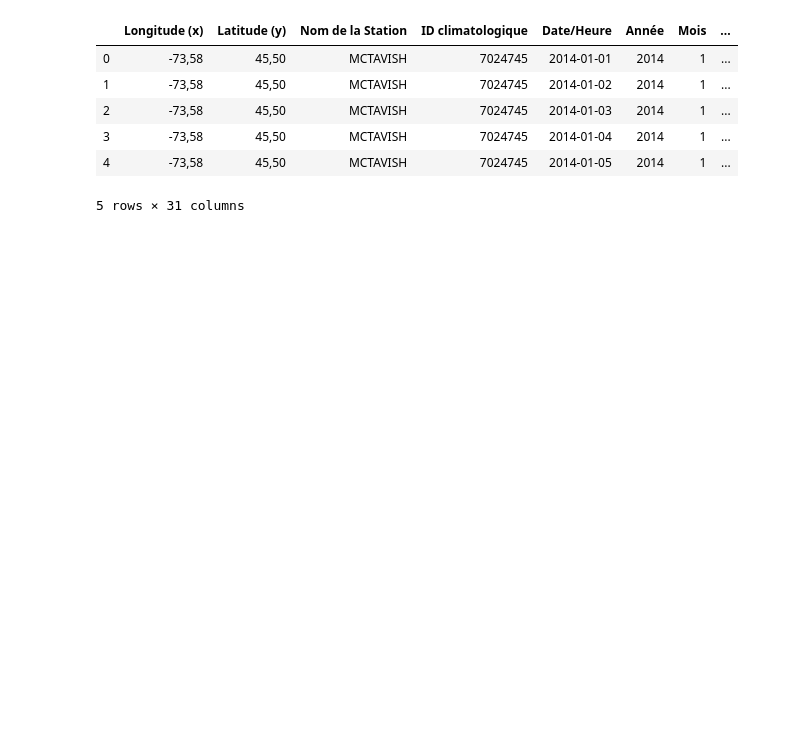
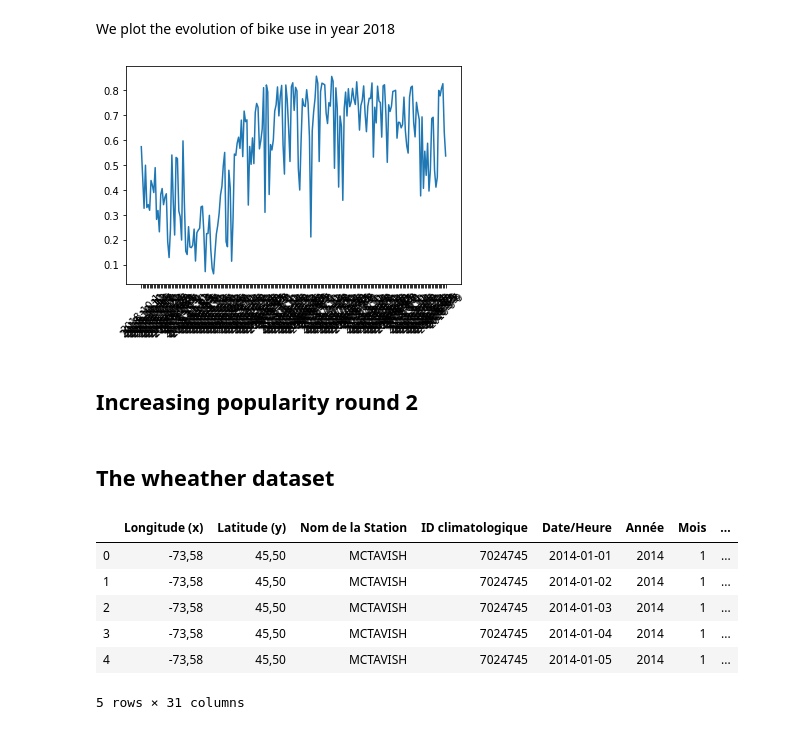
Before and after one commit to daviskia/ada-project-deep-penguin, a Jupyter notebook: Weather.ipynb, the cells around one changed output. Saved outputs shown, nothing was run; the diff lists cells and outputs as text; code cells hidden in the pictures; blank space fills up the shorter version.

```diff
--- a/Weather.ipynb
+++ b/Weather.ipynb
@@ -9,0 +20,4 @@ from bs4 import BeautifulSoup
+# %%
+# loads the combined dataset
+data = pd.read_pickle("../combined_data")
+data.head()
@@ -9,0 +31,10 @@ from bs4 import BeautifulSoup
+# %%
+#to simplify, we take only the start day
+df = data[['year','month','start_day']]
+df.year = df.year.map(str) + '-' + df.month.map(str) + '-' + df.start_day.map(str)
+df = df.rename(columns={'year': 'date'})
+df = df[['date']]
+
+#Number of biketravel per day
+Daily_BikeTravel = df.groupby(['date']).size().reset_index(name='count')
+Daily_BikeTravel.head()
@@ -9,0 +60,3 @@ from bs4 import BeautifulSoup
+# %%
+Daily_BikeTravel["frequency"] = Daily_BikeTravel["count"] / 42878
+Daily_BikeTravel.head()
@@ -9,0 +70,11 @@ from bs4 import BeautifulSoup
+# %% [markdown]
+We plot the evolution of bike use in year 2018
+# %%
+year_2018 = Daily_BikeTravel['date'].astype(str).str.startswith('2018')
+Daily_BikeTravel_2018 = Daily_BikeTravel[year_2018]
+plt.plot(Daily_BikeTravel_2018['date'],Daily_BikeTravel_2018['frequency'])
+plt.xticks(rotation = 45);
+# %% [output]
+[figure, added]
+# %% [markdown]
+## Increasing popularity round 2
@@ -10 +89,3 @@ from bs4 import BeautifulSoup
+# %% [markdown]
+## The wheather dataset
 # %%
```
Also changed, not shown: parts of 15 cells of this notebook, 6 other files.
